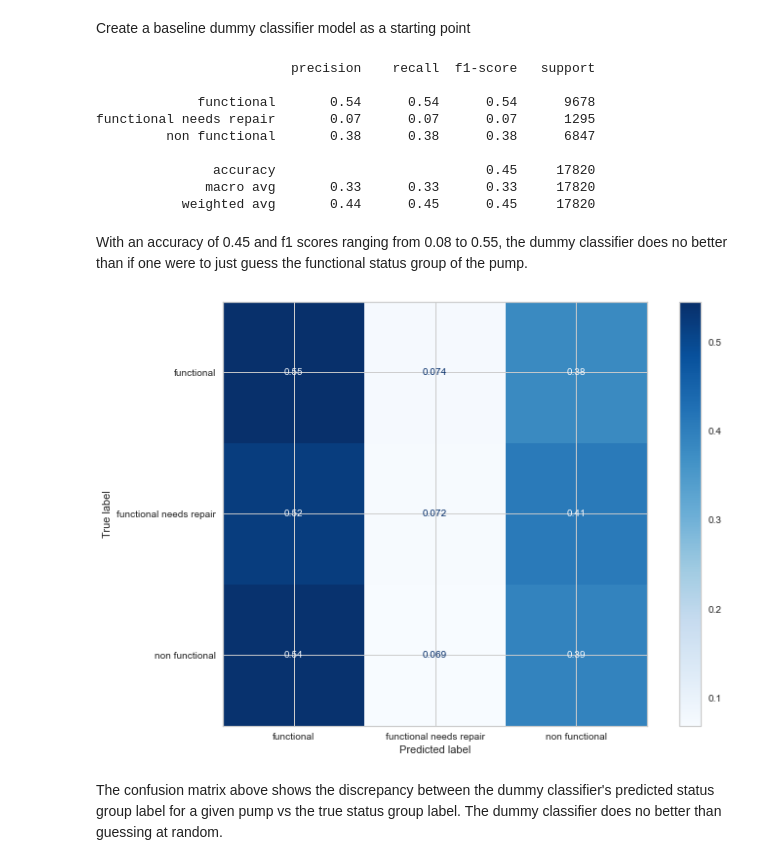
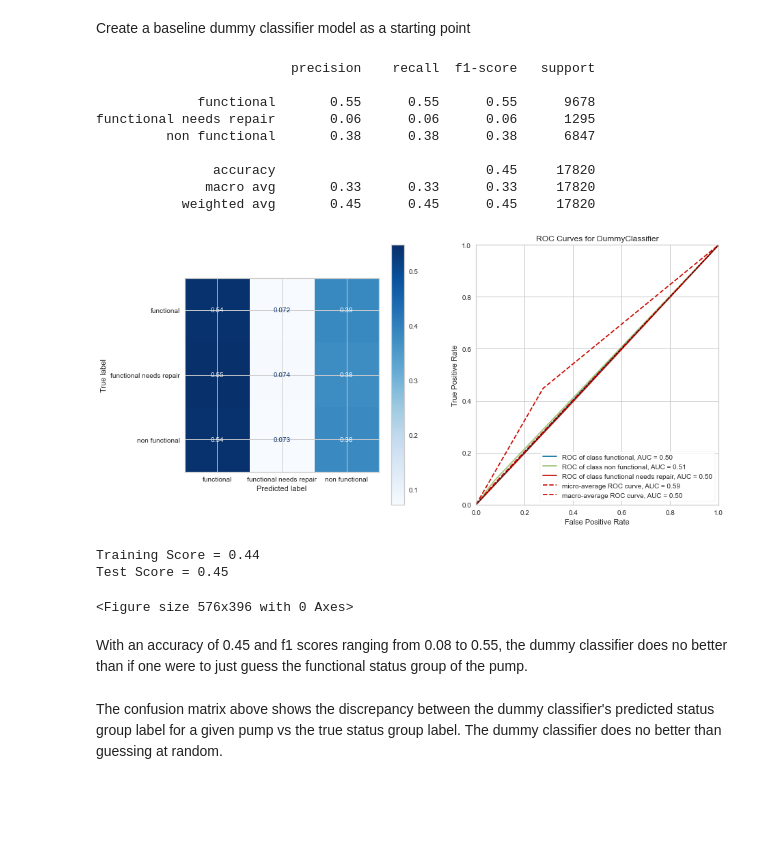
Before and after one commit to pederknorr/Water-Pump-Classification-Project, a Jupyter notebook: water_pump_classification-final.ipynb, the cells around one changed output. Drawn from its saved outputs; the diff is of its cells as text; code cells hidden in the pictures; blank space fills up the shorter version.

```diff
--- a/water_pump_classification.ipynb
+++ b/water_pump_classification-final.ipynb
@@ -896,28 +960,26 @@ sns.scatterplot(x=X_train_df['longitude'], y=X_train_df['latitude'],
 # %% [markdown]
 Create a baseline dummy classifier model as a starting point
 # %%
-dummy_clf = DummyClassifier()
+#Create dummy classifier and evaluate
+
+dummy_clf = DummyClassifier(strategy='stratified')
 dummy_clf.fit(X_train_df,y_train)
-y_pred_test = dummy_clf.predict(X_test_df)
-print(metrics.classification_report(y_test, y_pred_test))
+model_evaluation(dummy_clf, X_test_df, y_test, X_train_df, y_train);
 # %% [output]
                          precision    recall  f1-score   support
 
-             functional       0.54      0.54      0.54      9678
-functional needs repair       0.07      0.07      0.07      1295
+             functional       0.55      0.55      0.55      9678
+functional needs repair       0.06      0.06      0.06      1295
          non functional       0.38      0.38      0.38      6847
 
                accuracy                           0.45     17820
               macro avg       0.33      0.33      0.33     17820
-           weighted avg       0.44      0.45      0.45     17820
+           weighted avg       0.45      0.45      0.45     17820
+[figure, added]
+Training Score = 0.44
+Test Score = 0.45
+<Figure size 576x396 with 0 Axes>
 # %% [markdown]
 With an accuracy of 0.45 and f1 scores ranging from 0.08 to 0.55, the dummy classifier does no better than if one were to just guess the functional status group of the pump.
-# %%
-fig,ax = plt.subplots(ncols=1, figsize=(12,8))
-metrics.plot_confusion_matrix(dummy_clf, X_test_df,y_test, normalize='true',
-                              ax=ax, cmap='Blues')
-ax.grid('off')
-# %% [output]
-[figure, removed]
 # %% [markdown]
 The confusion matrix above shows the discrepancy between the dummy classifier's predicted status group label for a given pump vs the true status group label. The dummy classifier does no better than guessing at random.
```
Also changed, not shown: parts of 115 cells of this notebook.
